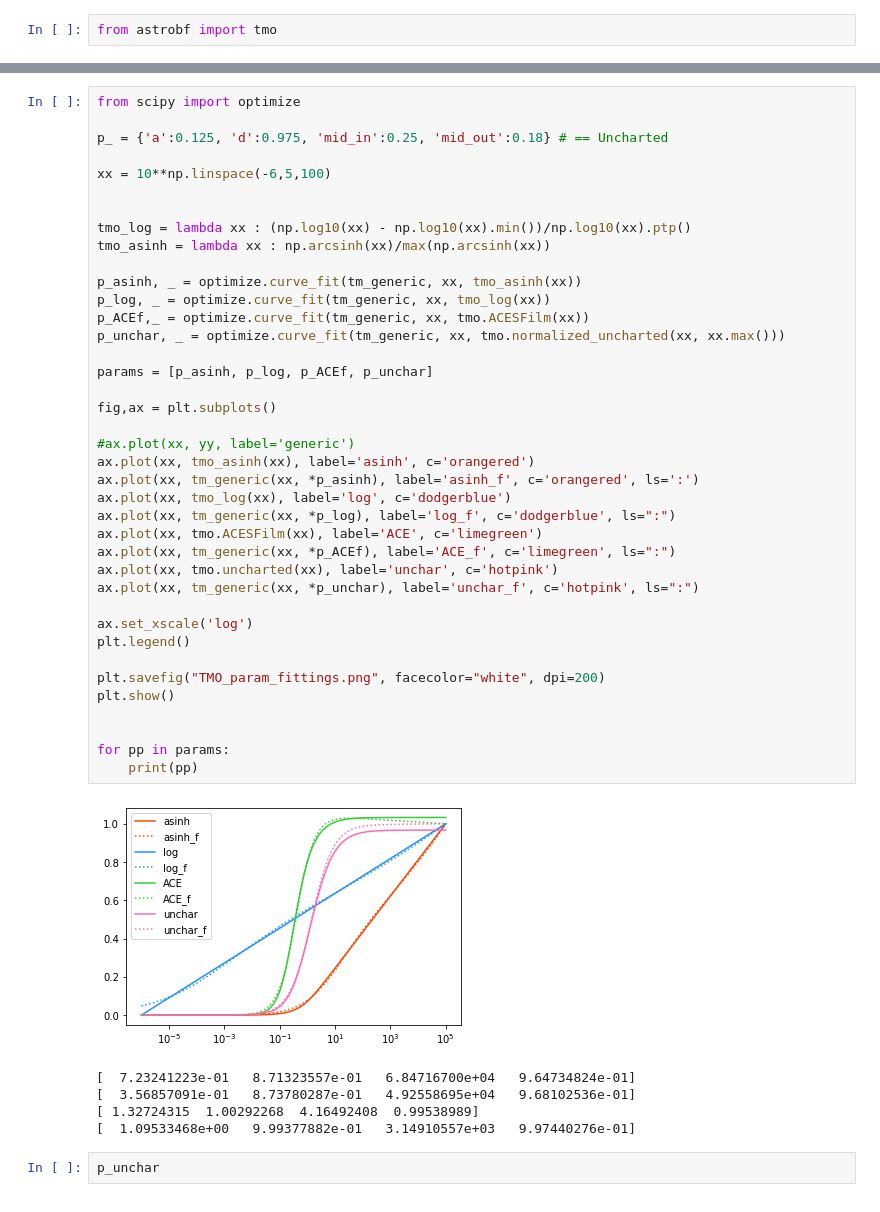
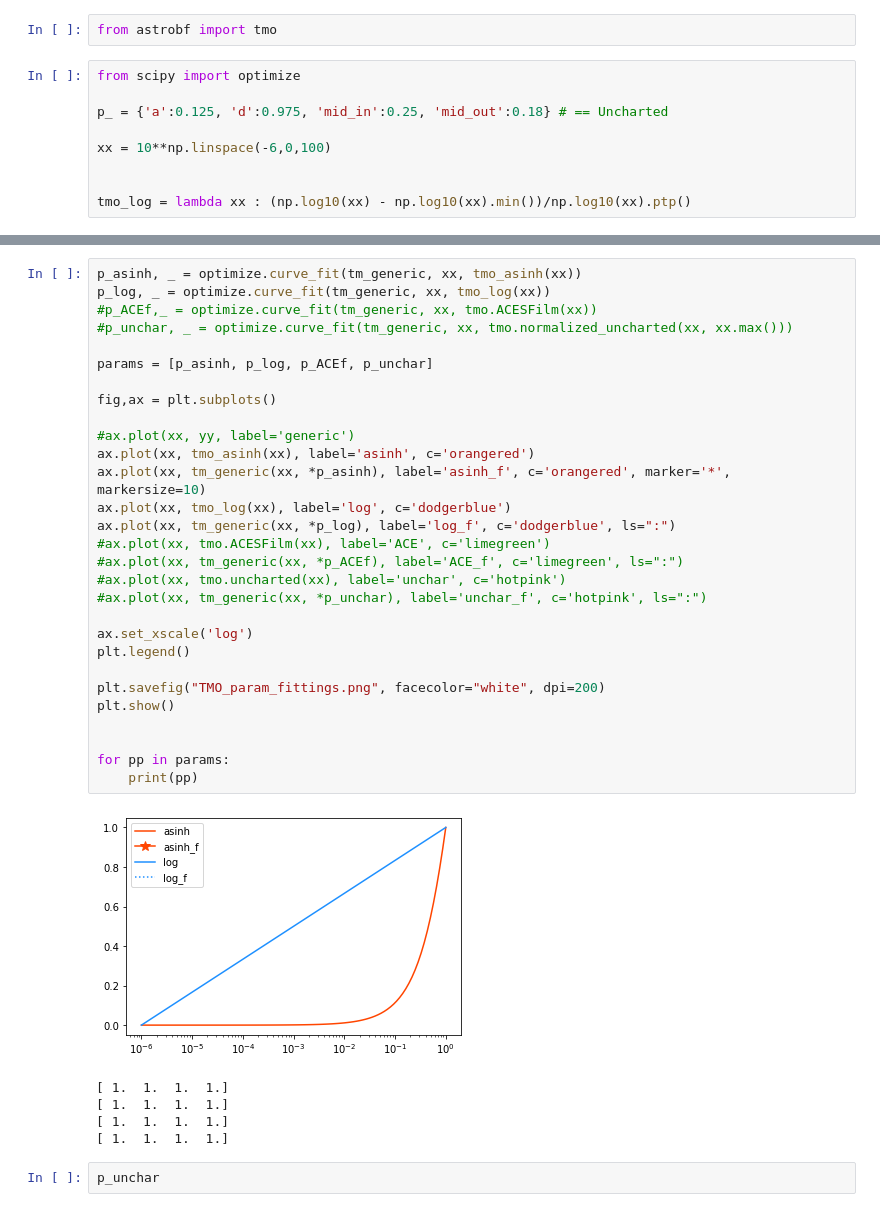
Before and after one commit to Hoseung/astroBF, a Jupyter notebook: notebooks/Scipy_optimize_example.ipynb, the cells around one changed output, grey strips where cells are left out. Drawn from its saved outputs; the diff is of its cells as text.

```diff
--- a/notebooks/Scipy_optimize_example.ipynb
+++ b/notebooks/Scipy_optimize_example.ipynb
@@ -43,2 +148,11 @@ def tm_generic(x,
 # %%
 from astrobf import tmo
+# %%
+from scipy import optimize
+
+p_ = {'a':0.125, 'd':0.975, 'mid_in':0.25, 'mid_out':0.18} # == Uncharted
+
+xx = 10**np.linspace(-6,0,100)
+
+
+tmo_log = lambda xx : (np.log10(xx) - np.log10(xx).min())/np.log10(xx).ptp()
@@ -45,48 +180,38 @@ from astrobf import tmo
 # %%
-from scipy import optimize
-
-p_ = {'a':0.125, 'd':0.975, 'mid_in':0.25, 'mid_out':0.18} # == Uncharted
-
-xx = 10**np.linspace(-6,5,100)
-
-
-tmo_log = lambda xx : (np.log10(xx) - np.log10(xx).min())/np.log10(xx).ptp()
-tmo_asinh = lambda xx : np.arcsinh(xx)/max(np.arcsinh(xx))
-
 p_asinh, _ = optimize.curve_fit(tm_generic, xx, tmo_asinh(xx))
 p_log, _ = optimize.curve_fit(tm_generic, xx, tmo_log(xx))
-p_ACEf,_ = optimize.curve_fit(tm_generic, xx, tmo.ACESFilm(xx))
-p_unchar, _ = optimize.curve_fit(tm_generic, xx, tmo.normalized_uncharted(xx, xx.max()))
+#p_ACEf,_ = optimize.curve_fit(tm_generic, xx, tmo.ACESFilm(xx))
+#p_unchar, _ = optimize.curve_fit(tm_generic, xx, tmo.normalized_uncharted(xx, xx.max()))
 
 params = [p_asinh, p_log, p_ACEf, p_unchar]
 
 fig,ax = plt.subplots()
 
 #ax.plot(xx, yy, label='generic')
 ax.plot(xx, tmo_asinh(xx), label='asinh', c='orangered')
-ax.plot(xx, tm_generic(xx, *p_asinh), label='asinh_f', c='orangered', ls=':')
+ax.plot(xx, tm_generic(xx, *p_asinh), label='asinh_f', c='orangered', marker='*', markersize=10)
 ax.plot(xx, tmo_log(xx), label='log', c='dodgerblue')
 ax.plot(xx, tm_generic(xx, *p_log), label='log_f', c='dodgerblue', ls=":")
-ax.plot(xx, tmo.ACESFilm(xx), label='ACE', c='limegreen')
-ax.plot(xx, tm_generic(xx, *p_ACEf), label='ACE_f', c='limegreen', ls=":")
-ax.plot(xx, tmo.uncharted(xx), label='unchar', c='hotpink')
-ax.plot(xx, tm_generic(xx, *p_unchar), label='unchar_f', c='hotpink', ls=":")
+#ax.plot(xx, tmo.ACESFilm(xx), label='ACE', c='limegreen')
+#ax.plot(xx, tm_generic(xx, *p_ACEf), label='ACE_f', c='limegreen', ls=":")
+#ax.plot(xx, tmo.uncharted(xx), label='unchar', c='hotpink')
+#ax.plot(xx, tm_generic(xx, *p_unchar), label='unchar_f', c='hotpink', ls=":")
 
 ax.set_xscale('log')
 plt.legend()
 
 plt.savefig("TMO_param_fittings.png", facecolor="white", dpi=200)
 plt.show()
 
 
 for pp in params:
     print(pp)
 # %% [output]
-[figure, old version]
+[figure, new version]
-[  7.23241223e-01   8.71323557e-01   6.84716700e+04   9.64734824e-01]
-[  3.56857091e-01   8.73780287e-01   4.92558695e+04   9.68102536e-01]
-[ 1.32724315  1.00292268  4.16492408  0.99538989]
-[  1.09533468e+00   9.99377882e-01   3.14910557e+03   9.97440276e-01]
+[ 1.  1.  1.  1.]
+[ 1.  1.  1.  1.]
+[ 1.  1.  1.  1.]
+[ 1.  1.  1.  1.]
 # %%
 p_unchar
 # %% [output]
```
Also changed, not shown: parts of 44 cells of this notebook, 3 other files.
